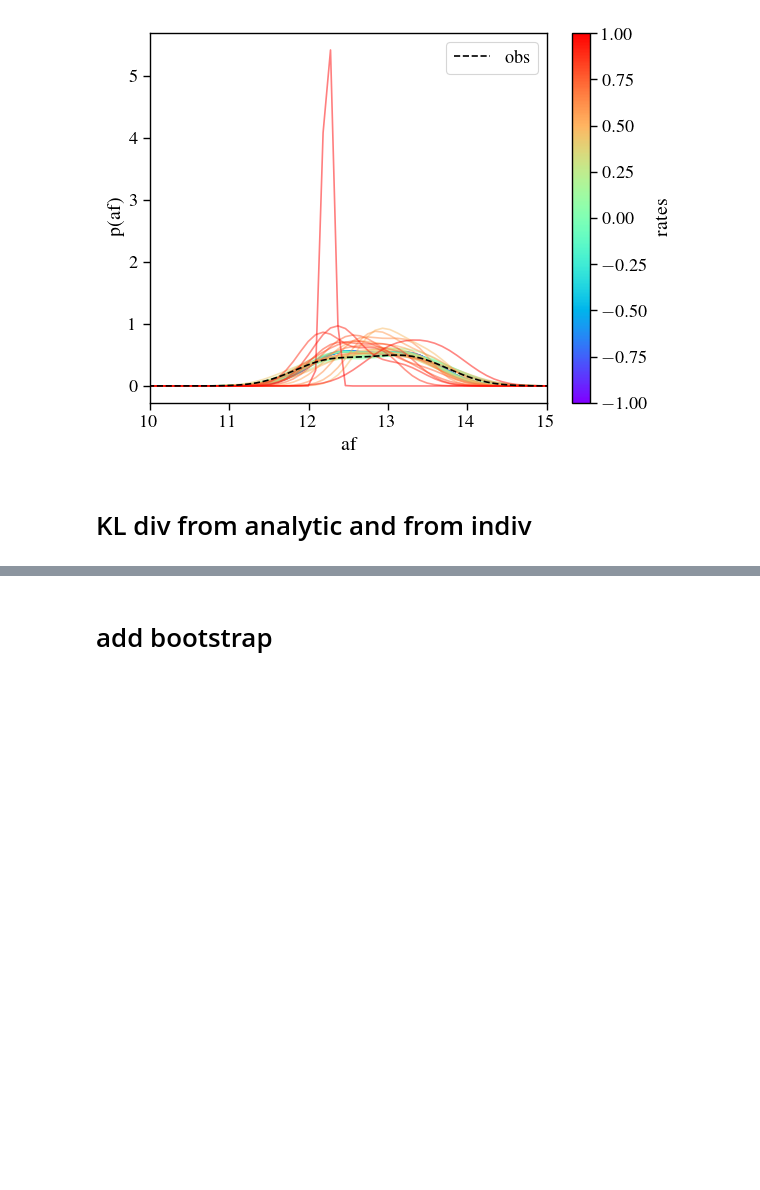
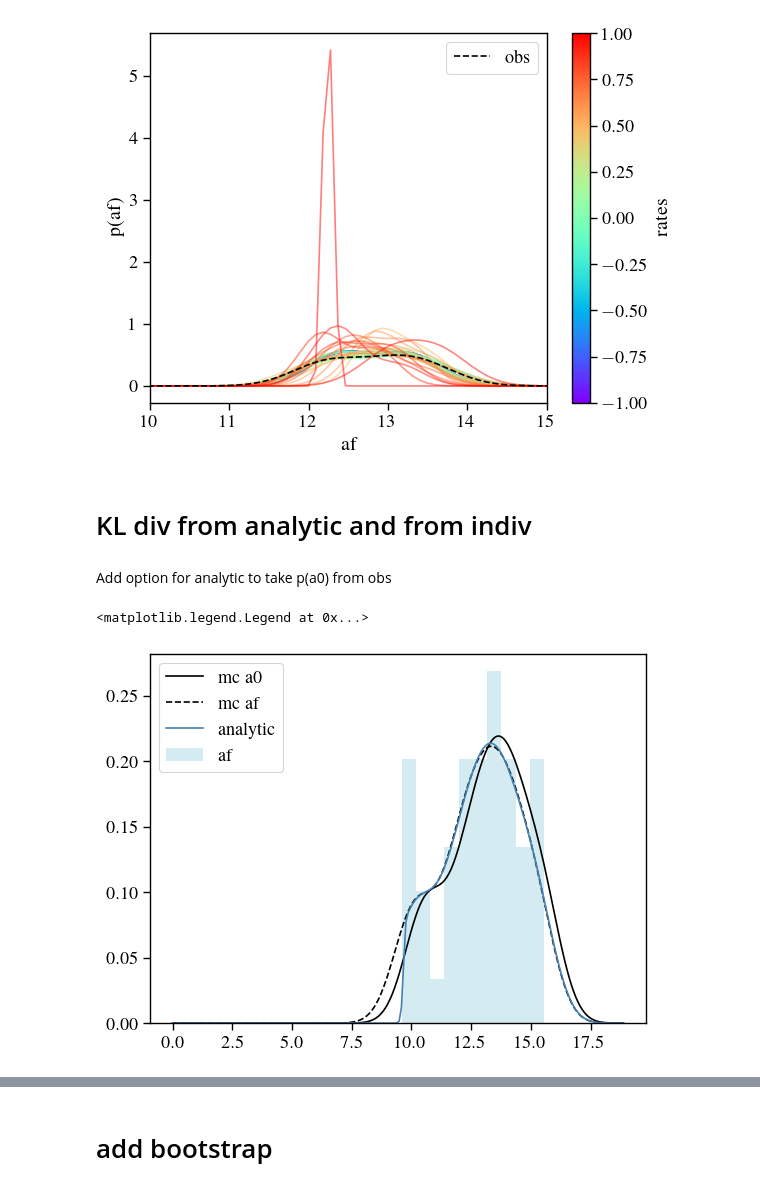
Before and after one commit to insepien/dftime, a Jupyter notebook: analytics.ipynb, the cells around one changed output, grey strips where cells are left out. Cells and saved outputs as stored; diff of their text form; code cells hidden in the pictures; blank space fills up the shorter version.

```diff
--- a/analytics.ipynb
+++ b/analytics.ipynb
@@ -155,19 +155,22 @@ fig.legend();
 # %% [markdown]
 # KDE to approximate PDF
 # %%
-def sklearn_kde(af,xplot,ktype,h):
-    kde = KernelDensity(kernel=ktype,bandwidth=h).fit(af.reshape(-1, 1))
+def sklearn_kde(a,xplot,ktype,h):
+    kde = KernelDensity(kernel=ktype,bandwidth=h).fit(a.reshape(-1, 1))
     log_dens = kde.score_samples(xplot.reshape(-1, 1))
     dens = np.exp(log_dens)
     return dens
 
-def scp_kde(af, aplot, h=1):
+def scp_kde(a, aplot=None, h=1, return_func=False):
     def my_kde_bandwidth(obj, fac=h):
         """We use Scott's Rule, multiplied by a constant factor."""
         return np.power(obj.n, -1./(obj.d+4)) * fac
-    kde = stats.gaussian_kde(af,bw_method=my_kde_bandwidth)
-    dens = kde(aplot)
-    return dens
+    kde = stats.gaussian_kde(a,bw_method=my_kde_bandwidth)
+    if return_func:
+        return kde
+    else:
+        dens = kde(aplot)
+        return dens
 
 def div_KL(p,q):
     """calculate KL divergence given pdf p and q"""
@@ -447,4 +450,39 @@ fig.colorbar(cm.ScalarMappable(norm=norm, cmap=cmap),ax=ax,label='rates');
 [figure]
 # %% [markdown]
 # KL div from analytic and from indiv
+# %% [markdown]
+Add option for analytic to take p(a0) from obs
+# %%
+def paf_integrand(a0, a, mbh, t, R, p_a0):
+    """return the integrand, i.e. p(a|mbh,sigma,a)*p(sigma|mbh)*p(a|mbh)"""
+    return pa_sigma(a, mbh, t, a0, R) * p_a0(a0)
+
+def paf_analytic(a0_samp,mbh,t,R,af=None):
+    """for each af(a) value, integrate over all a0"""
+    # set up af array to calculate p(af) at each af
+    if np.sum(af == None) != 0:
+        af = np.linspace(0,np.max(a0_samp)+3,200)
+    # estimate p(a0) with kde
+    p_a0 = scp_kde(a=a0_samp, return_func=True)
+    # list to store p(af)
+    p_af = []
+    for af_ in af:
+        alower = np.max([af_,np.min(a0_samp)])
+        p_af.append(quad(paf_integrand, alower,20 , args=(af_,mbh,t,R,p_a0))[0])
+    return af, np.array(p_af)
+
+np.random.seed(0)
+# generate mock observations
+a0_obs,af_obs = monte_carlo_unif_a0(10,16,1e8, 1,2,50)
+# generate af from KDE p(a0)
+af,p_af = paf_analytic(a0_obs,1e8,1,2)
+# plot to check
+plt.plot(af,scp_kde(a0_obs,af),c='k',label='mc a0')
+plt.plot(af,scp_kde(af_obs,af),c='k',linestyle="--",label='mc af')
+plt.plot(af,p_af, label='analytic',c='steelblue')
+plt.hist(af_obs,density=True,color='lightblue',alpha=0.5,label='af')
+plt.legend()
+# %% [output]
+<matplotlib.legend.Legend at 0x...>
+[figure, added]
 # %%
```
Also changed, not shown: parts of 8 cells of this notebook.
